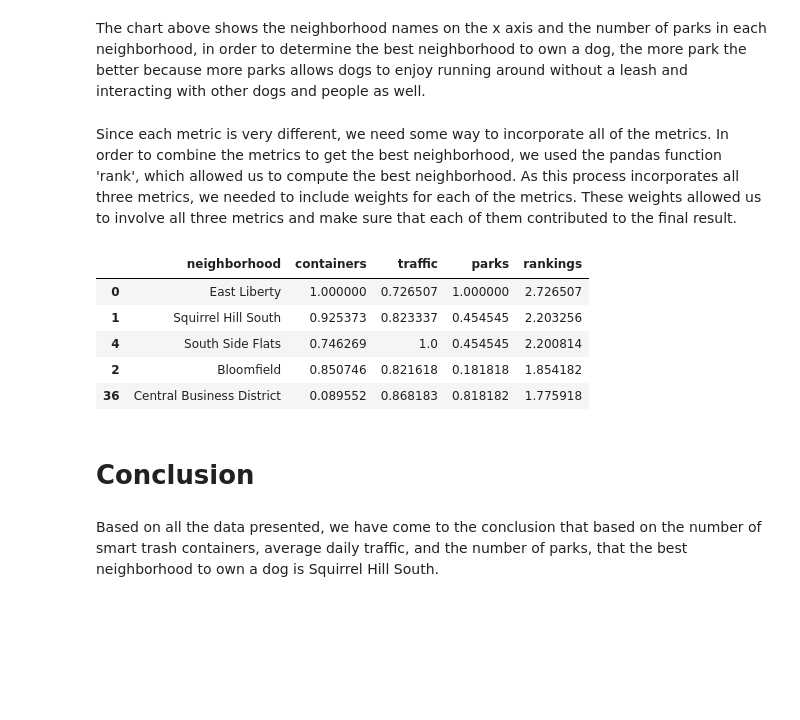
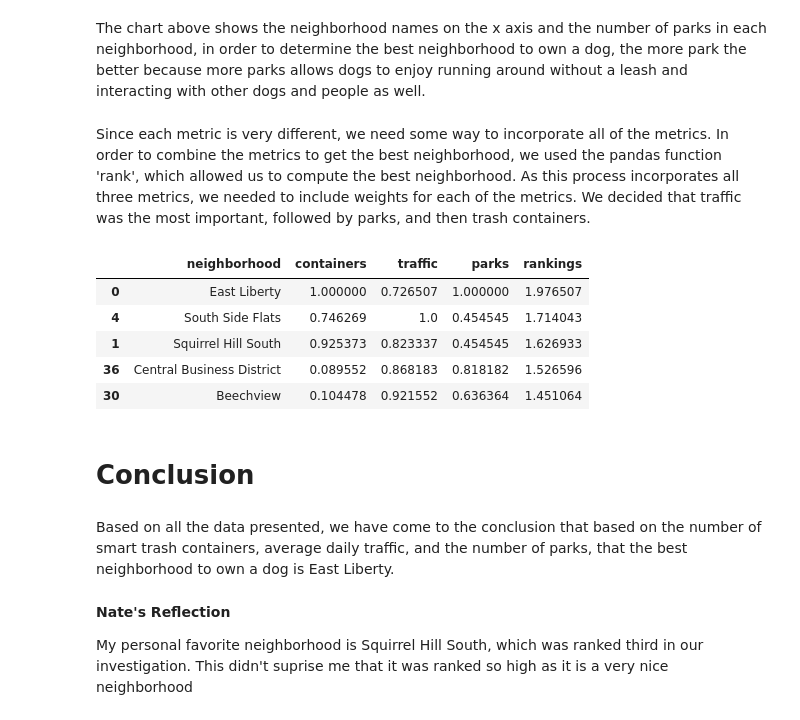
Before and after one commit to dantewarhola/Big-Ideas-in-Computing-and-Information-Group-38-Final-Project, a Jupyter notebook: FinalNotebook.ipynb, the cells around one changed output. Saved outputs shown, nothing was run; the diff lists cells and outputs as text; code cells hidden in the pictures; blank space fills up the shorter version.

Commit message:
conclusion

```diff
--- a/FinalNotebook.ipynb
+++ b/FinalNotebook.ipynb
@@ -152,29 +152,33 @@ plt.show()
 # %% [markdown]
 The chart above shows the neighborhood names on the x axis and the number of parks in each neighborhood, in order to determine the best neighborhood to own a dog, the more park the better because more parks allows dogs to enjoy running around without a leash and interacting with other dogs and people as well.
 # %% [markdown]
-Since each metric is very different, we need some way to incorporate all of the metrics. In order to combine the metrics to get the best neighborhood, we used the pandas function 'rank', which allowed us to compute the best neighborhood. As this process incorporates all three metrics, we needed to include weights for each of the metrics. These weights allowed us to involve all three metrics and make sure that each of them contributed to the final result.
+Since each metric is very different, we need some way to incorporate all of the metrics. In order to combine the metrics to get the best neighborhood, we used the pandas function 'rank', which allowed us to compute the best neighborhood. As this process incorporates all three metrics, we needed to include weights for each of the metrics. We decided that traffic was the most important, followed by parks, and then trash containers.
 # %%
 # merge into one dataframe
 all = pd.merge(containers, traffic, on='neighborhood')
 all = pd.merge(all, parks, on='neighborhood')
 # normalize the data
 all['traffic'] = 1 - (all['traffic'] - all['traffic'].min()) / (all['traffic'].max() - all['traffic'].min())
 all['containers'] = (all['containers'] - all['containers'].min()) / (all['containers'].max() - all['containers'].min())
 all['parks'] = (all['parks'] - all['parks'].min()) / (all['parks'].max() - all['parks'].min())
 # specify and add weights
-weights = {'traffic': 1, 'containers': 1, 'parks': 1}
+weights = {'traffic': 1, 'containers': .5, 'parks': .75}
 all['rankings'] = all['traffic'] * weights['traffic'] + all['containers'] * weights['containers'] + all['parks'] * weights['parks']
 # rank all neighborhoods
 all = all.sort_values(by='rankings', ascending=False)
 all.head()
 # %% [output]
 |  | neighborhood | containers | traffic | parks | rankings |
-| 0 | East Liberty | 1.000000 | 0.726507 | 1.000000 | 2.726507 |
-| 1 | Squirrel Hill South | 0.925373 | 0.823337 | 0.454545 | 2.203256 |
-| 4 | South Side Flats | 0.746269 | 1.0 | 0.454545 | 2.200814 |
-| 2 | Bloomfield | 0.850746 | 0.821618 | 0.181818 | 1.854182 |
-| 36 | Central Business District | 0.089552 | 0.868183 | 0.818182 | 1.775918 |
+| 0 | East Liberty | 1.000000 | 0.726507 | 1.000000 | 1.976507 |
+| 4 | South Side Flats | 0.746269 | 1.0 | 0.454545 | 1.714043 |
+| 1 | Squirrel Hill South | 0.925373 | 0.823337 | 0.454545 | 1.626933 |
+| 36 | Central Business District | 0.089552 | 0.868183 | 0.818182 | 1.526596 |
+| 30 | Beechview | 0.104478 | 0.921552 | 0.636364 | 1.451064 |
 # %% [markdown]
 # Conclusion
 # %% [markdown]
-Based on all the data presented, we have come to the conclusion that based on the number of smart trash containers, average daily traffic, and the number of parks, that the best neighborhood to own a dog is Squirrel Hill South.
+Based on all the data presented, we have come to the conclusion that based on the number of smart trash containers, average daily traffic, and the number of parks, that the best neighborhood to own a dog is East Liberty.
+# %% [markdown]
+**Nate's Reflection**
+
+My personal favorite neighborhood is Squirrel Hill South, which was ranked third in our investigation. This didn't suprise me that it was ranked so high as it is a very nice neighborhood
```
